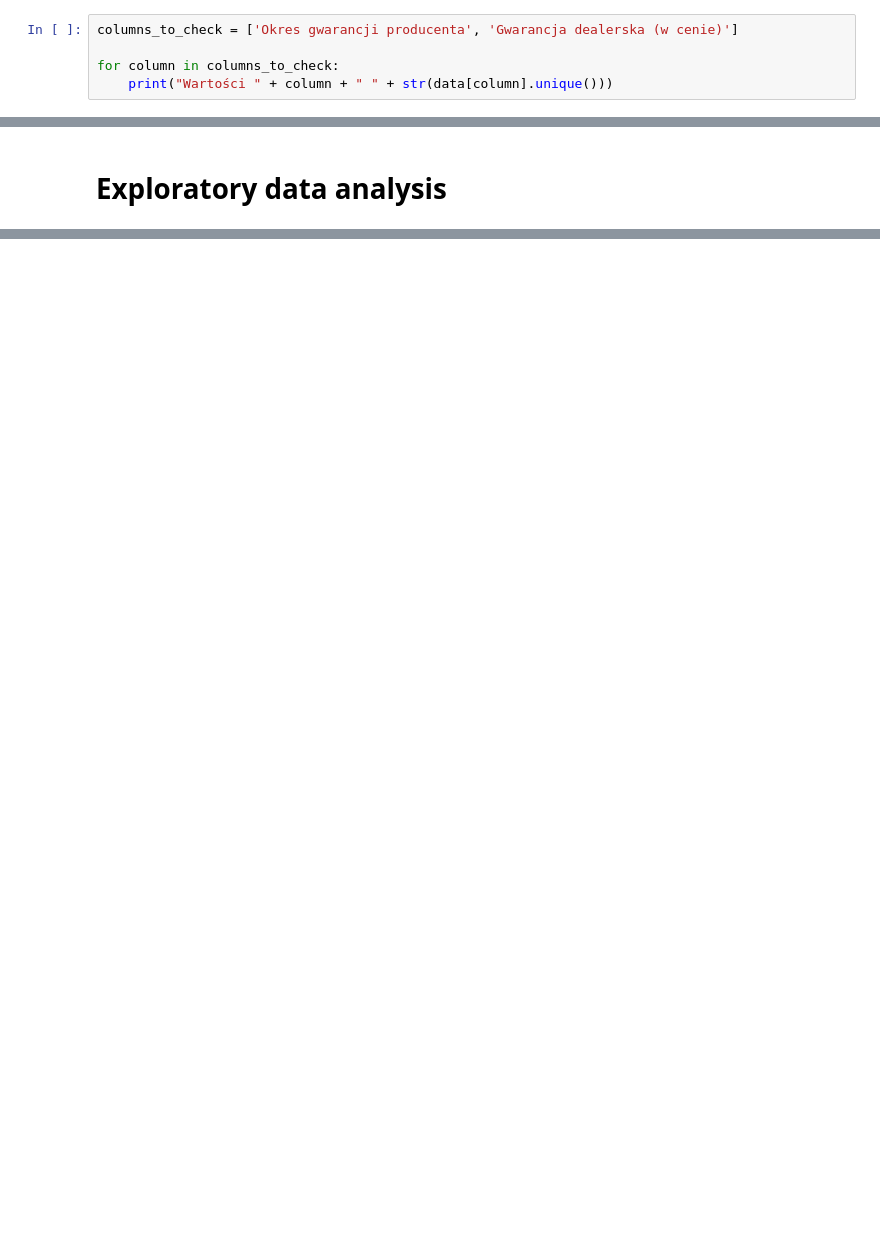
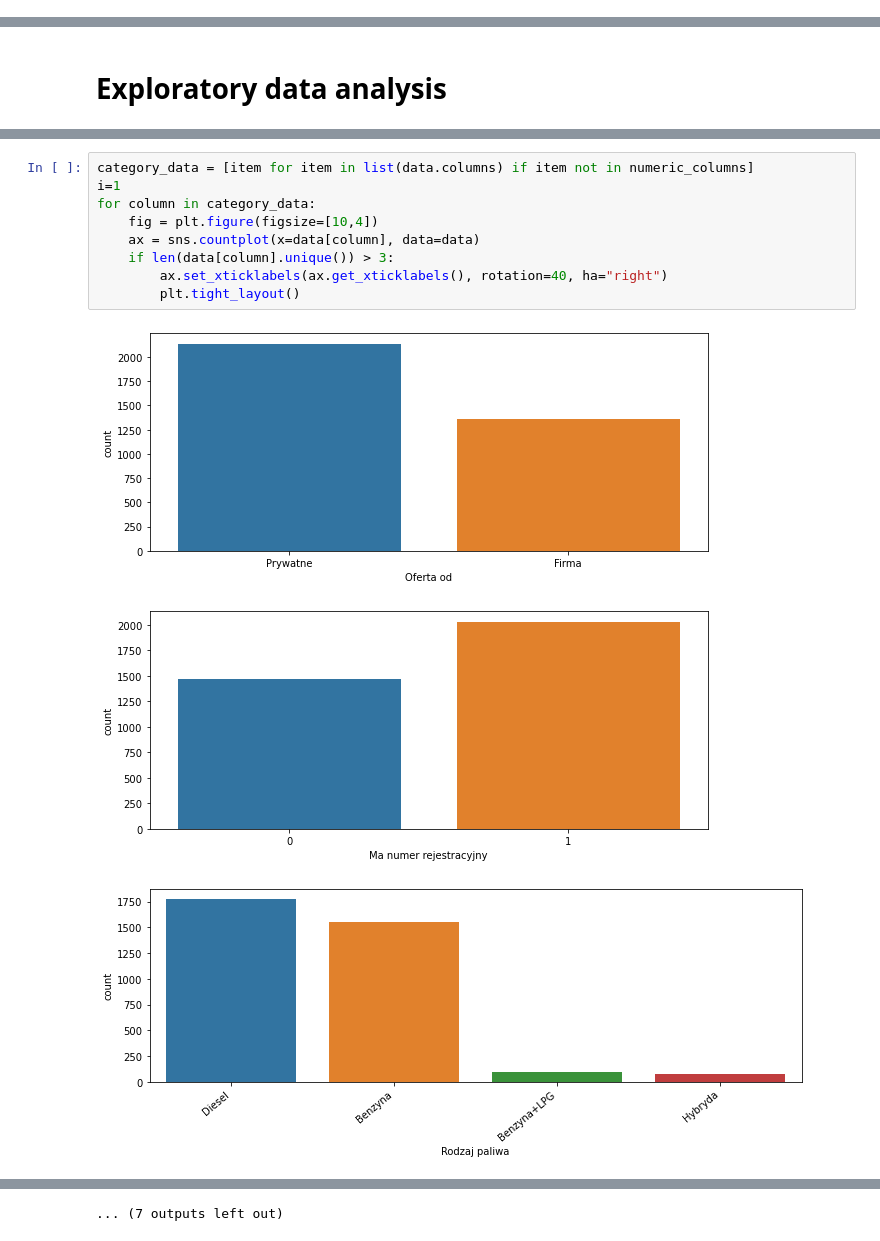
Before and after one commit to WaznyKamo/BMW-3-market_analysis_and_price_prediction, a Jupyter notebook: BMW 3 price analysis and prediction.ipynb, the cells around one changed output, grey strips where cells are left out. Saved outputs shown, nothing was run; the diff lists cells and outputs as text; blank space fills up the shorter version.

```diff
--- a/BMW 3 price analysis and prediction.ipynb
+++ b/BMW 3 price analysis and prediction.ipynb
@@ -174,5 +173,0 @@ data["Liczba drzwi"] = data["Liczba drzwi"].astype(int)
-# %%
-columns_to_check = ['Okres gwarancji producenta', 'Gwarancja dealerska (w cenie)']
-
-for column in columns_to_check:
-    print("Wartości " + column + " " + str(data[column].unique()))
@@ -251,0 +212,13 @@ data_categoric
+# %%
+category_data = [item for item in list(data.columns) if item not in numeric_columns]
+i=1
+for column in category_data:
+    fig = plt.figure(figsize=[10,4])
+    ax = sns.countplot(x=data[column], data=data)
+    if len(data[column].unique()) > 3:
+        ax.set_xticklabels(ax.get_xticklabels(), rotation=40, ha="right")
+        plt.tight_layout()
+# %% [output]
+[figure, added]
+[figure, added]
+[figure, added]
@@ -251,0 +234 @@ data_categoric
+... (7 outputs left out)
```
Also changed, not shown: parts of 11 cells of this notebook.
